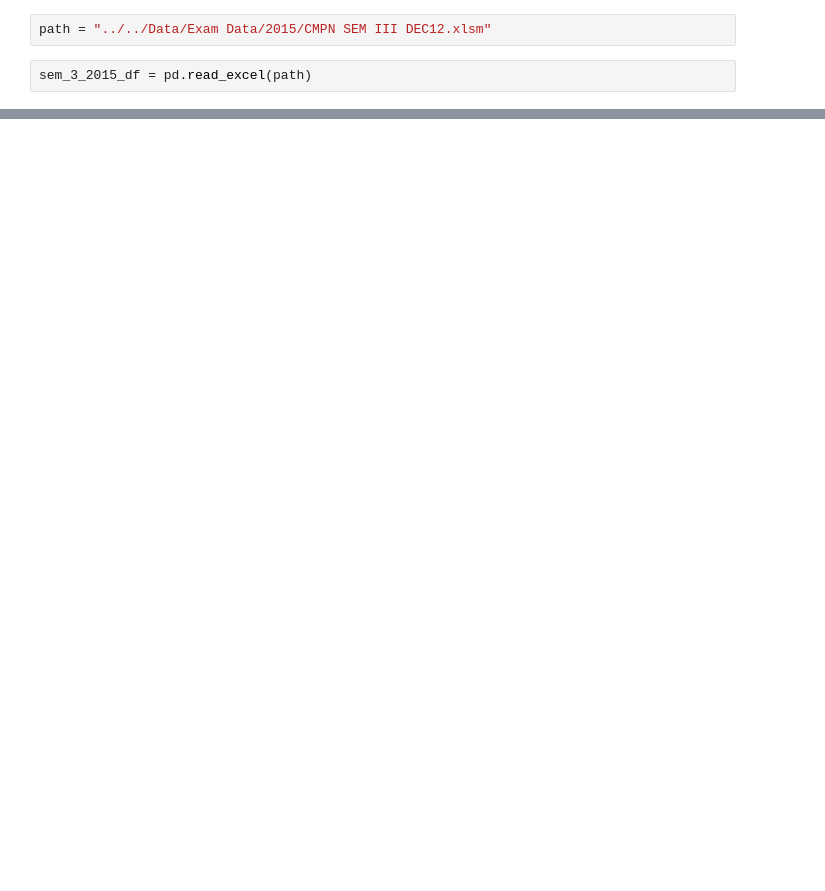
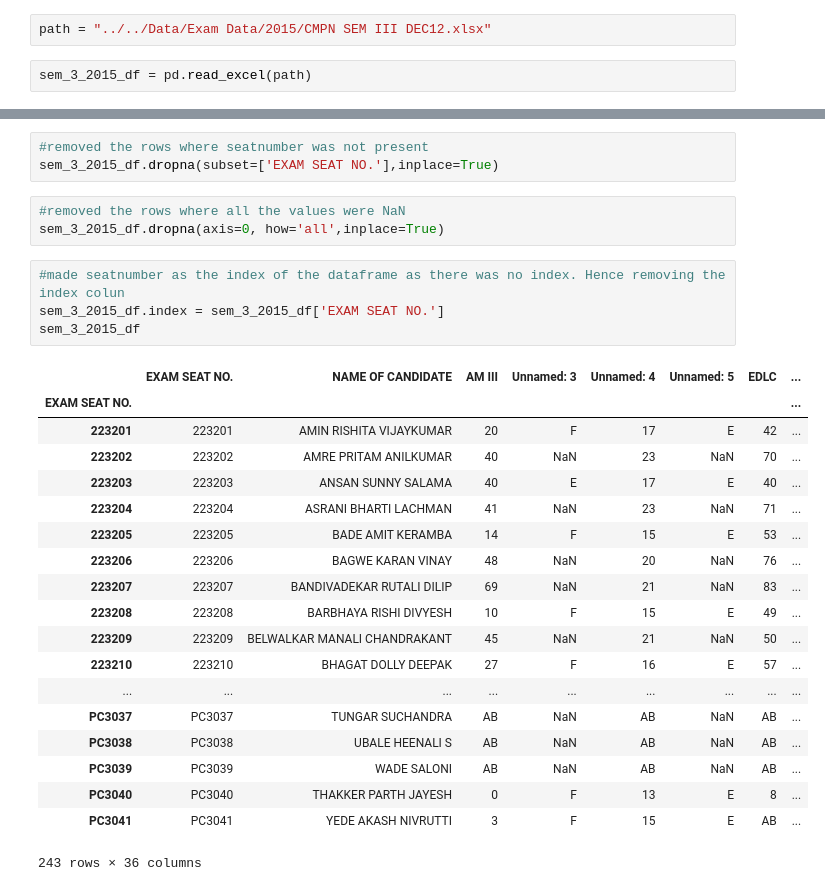
Before and after one commit to Purteeeek/Student-Placement-Guidance, a Jupyter notebook: Cleaning Notebooks/2015-Passouts/Sem-3_2015_Passout.ipynb, the cells around one changed output, grey strips where cells are left out. Saved outputs shown, nothing was run; the diff lists cells and outputs as text; blank space fills up the shorter version.

Commit message:
Dropped the records where the seatnumber were not present. and dropped all NaN records.

```diff
--- a/Cleaning Notebooks/2015-Passouts/Sem-3_2015_Passout.ipynb
+++ b/Cleaning Notebooks/2015-Passouts/Sem-3_2015_Passout.ipynb
@@ -4,7 +4,7 @@ import pandas as pd
 import matplotlib.pyplot as plt
 % matplotlib inline
 # %%
-path = "../../Data/Exam Data/2015/CMPN SEM III DEC12.xlsm"
+path = "../../Data/Exam Data/2015/CMPN SEM III DEC12.xlsx"
 # %%
 sem_3_2015_df = pd.read_excel(path)
 # %%
@@ -30,0 +30,30 @@ sem_3_2015_df
+# %%
+#removed the rows where seatnumber was not present
+sem_3_2015_df.dropna(subset=['EXAM SEAT NO.'],inplace=True)
+# %%
+#removed the rows where all the values were NaN
+sem_3_2015_df.dropna(axis=0, how='all',inplace=True)
+# %%
+#made seatnumber as the index of the dataframe as there was no index. Hence removing the index colun
+sem_3_2015_df.index = sem_3_2015_df['EXAM SEAT NO.']
+sem_3_2015_df
+# %% [output]
+|  | EXAM SEAT NO. | NAME OF CANDIDATE | AM III | Unnamed: 3 | Unnamed: 4 | Unnamed: 5 | EDLC | ... |
+| EXAM SEAT NO. |  |  |  |  |  |  |  | ... |
+| 223201 | 223201 | AMIN RISHITA VIJAYKUMAR | 20 | F | 17 | E | 42 | ... |
+| 223202 | 223202 | AMRE PRITAM ANILKUMAR | 40 | NaN | 23 | NaN | 70 | ... |
+| 223203 | 223203 | ANSAN SUNNY SALAMA | 40 | E | 17 | E | 40 | ... |
+| 223204 | 223204 | ASRANI BHARTI LACHMAN | 41 | NaN | 23 | NaN | 71 | ... |
+| 223205 | 223205 | BADE AMIT KERAMBA | 14 | F | 15 | E | 53 | ... |
+| 223206 | 223206 | BAGWE KARAN VINAY | 48 | NaN | 20 | NaN | 76 | ... |
+| 223207 | 223207 | BANDIVADEKAR RUTALI DILIP | 69 | NaN | 21 | NaN | 83 | ... |
+| 223208 | 223208 | BARBHAYA RISHI DIVYESH | 10 | F | 15 | E | 49 | ... |
+| 223209 | 223209 | BELWALKAR MANALI CHANDRAKANT | 45 | NaN | 21 | NaN | 50 | ... |
+| 223210 | 223210 | BHAGAT DOLLY DEEPAK | 27 | F | 16 | E | 57 | ... |
+| ... | ... | ... | ... | ... | ... | ... | ... | ... |
+| PC3037 | PC3037 | TUNGAR SUCHANDRA | AB | NaN | AB | NaN | AB | ... |
+| PC3038 | PC3038 | UBALE HEENALI S | AB | NaN | AB | NaN | AB | ... |
+| PC3039 | PC3039 | WADE SALONI | AB | NaN | AB | NaN | AB | ... |
+| PC3040 | PC3040 | THAKKER PARTH JAYESH | 0 | F | 13 | E | 8 | ... |
+| PC3041 | PC3041 | YEDE AKASH NIVRUTTI | 3 | F | 15 | E | AB | ... |
+243 rows × 36 columns
```
Also changed, not shown: parts of 1 cell of this notebook.
